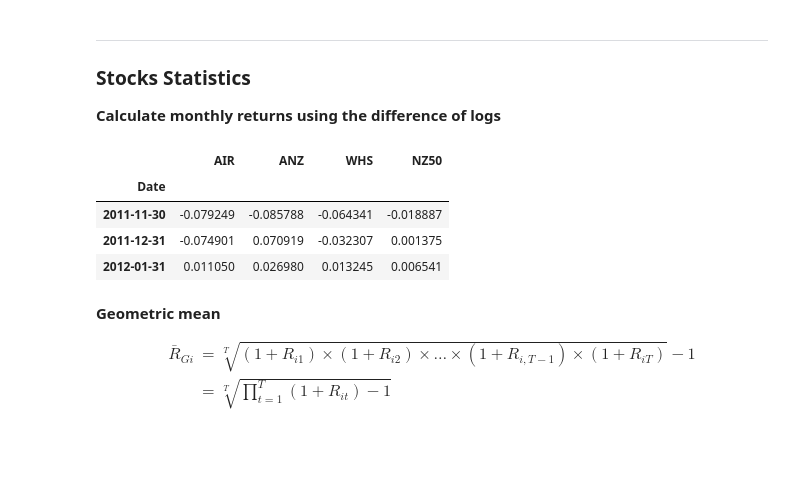
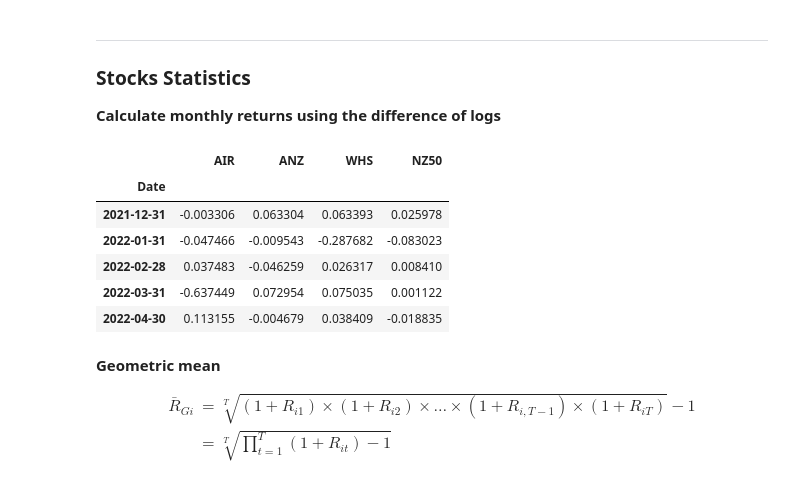
Before and after one commit to blucap/BDBA904, a Jupyter notebook: Chapter 10 - Intro.ipynb, the cells around one changed output. Drawn from its saved outputs; the diff is of its cells as text; code cells hidden in the pictures; blank space fills up the shorter version.

```diff
--- a/Chapter 10 - Intro.ipynb
+++ b/Chapter 10 - Intro.ipynb
@@ -121,13 +137,15 @@ array([<AxesSubplot:xlabel='Date'>, <AxesSubplot:xlabel='Date'>,
 **Calculate monthly returns using the difference of logs**
 # %%
 monthly_ret = np.log(data).diff().dropna()
-monthly_ret.head(3)
+monthly_ret.tail(5)
 # %% [output]
 |  | AIR | ANZ | WHS | NZ50 |
 | Date |  |  |  |  |
-| 2011-11-30 | -0.079249 | -0.085788 | -0.064341 | -0.018887 |
-| 2011-12-31 | -0.074901 | 0.070919 | -0.032307 | 0.001375 |
-| 2012-01-31 | 0.011050 | 0.026980 | 0.013245 | 0.006541 |
+| 2021-12-31 | -0.003306 | 0.063304 | 0.063393 | 0.025978 |
+| 2022-01-31 | -0.047466 | -0.009543 | -0.287682 | -0.083023 |
+| 2022-02-28 | 0.037483 | -0.046259 | 0.026317 | 0.008410 |
+| 2022-03-31 | -0.637449 | 0.072954 | 0.075035 | 0.001122 |
+| 2022-04-30 | 0.113155 | -0.004679 | 0.038409 | -0.018835 |
 # %% [markdown]
 **Geometric mean**
 
```
Also changed, not shown: parts of 43 cells of this notebook, 4 other files.
